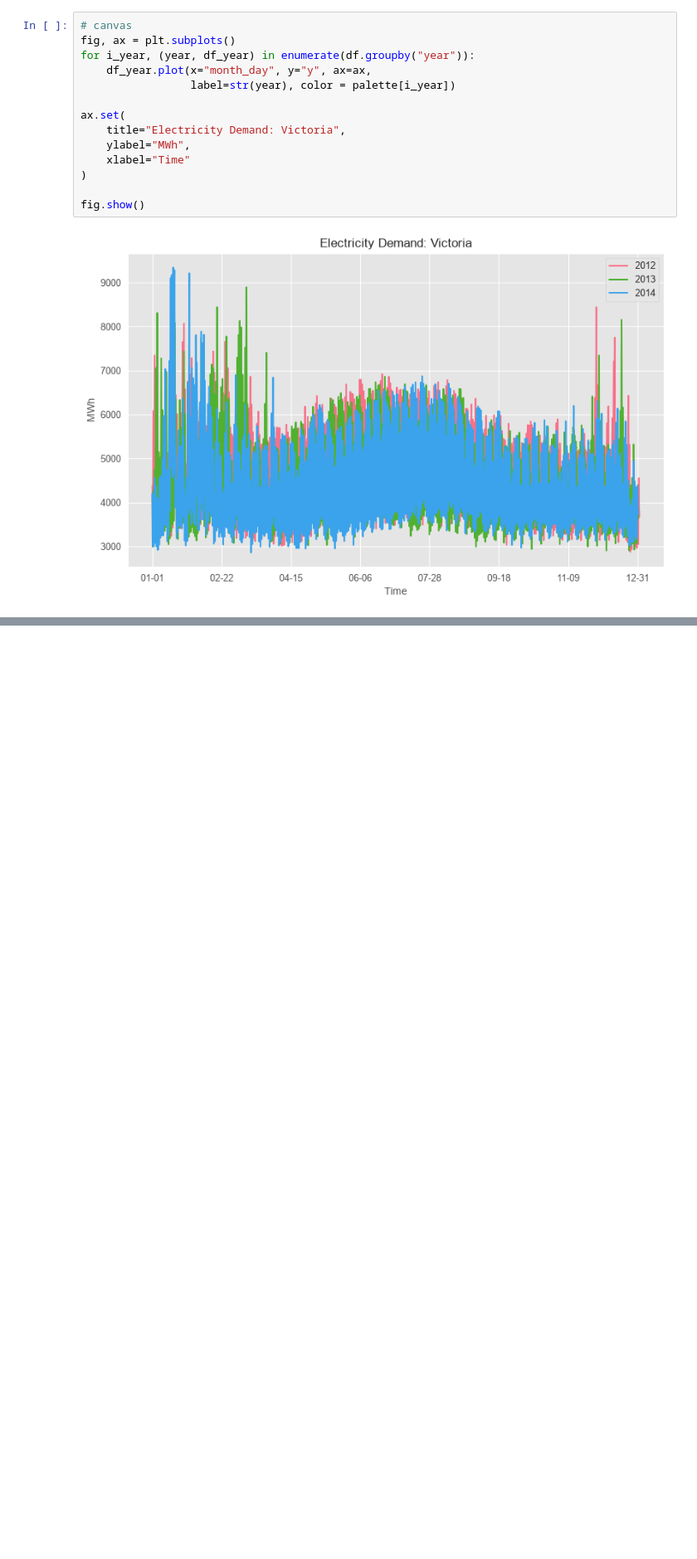
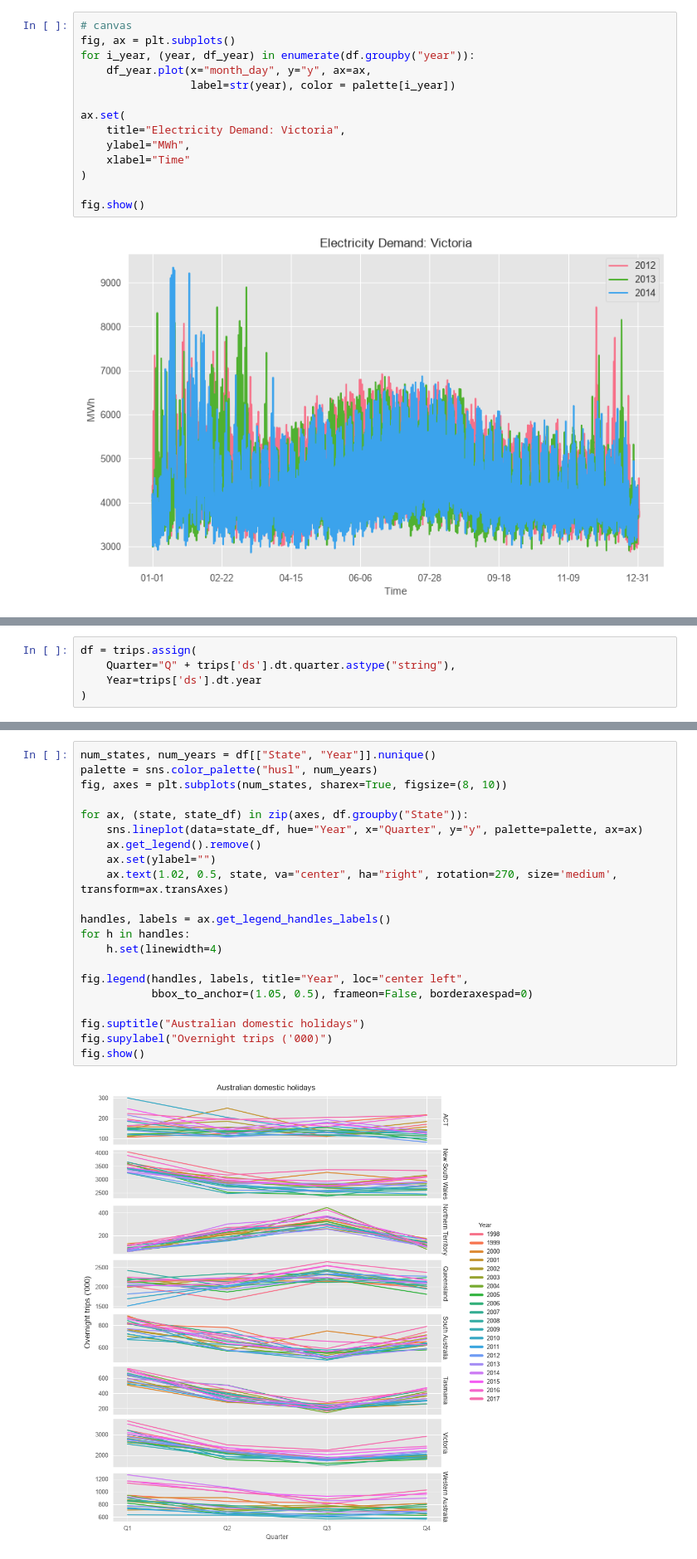
Before and after one commit to Ak62007/TS, a Jupyter notebook: notebooks/00_TS_Graphics.ipynb, the cells around one changed output, grey strips where cells are left out. Shown at 83% size. Saved outputs shown, nothing was run; the diff lists cells and outputs as text; blank space fills up the shorter version.

```diff
--- a/notebooks/00_TS_Graphics.ipynb
+++ b/notebooks/00_TS_Graphics.ipynb
@@ -665,0 +767,5 @@ fig.show()
+# %%
+df = trips.assign(
+    Quarter="Q" + trips['ds'].dt.quarter.astype("string"),
+    Year=trips['ds'].dt.year
+)
@@ -665,0 +788,23 @@ fig.show()
+# %%
+num_states, num_years = df[["State", "Year"]].nunique()
+palette = sns.color_palette("husl", num_years)
+fig, axes = plt.subplots(num_states, sharex=True, figsize=(8, 10))
+
+for ax, (state, state_df) in zip(axes, df.groupby("State")):
+    sns.lineplot(data=state_df, hue="Year", x="Quarter", y="y", palette=palette, ax=ax)
+    ax.get_legend().remove()
+    ax.set(ylabel="")
+    ax.text(1.02, 0.5, state, va="center", ha="right", rotation=270, size='medium', transform=ax.transAxes)
+
+handles, labels = ax.get_legend_handles_labels()
+for h in handles:
+    h.set(linewidth=4)
+
+fig.legend(handles, labels, title="Year", loc="center left",
+           bbox_to_anchor=(1.05, 0.5), frameon=False, borderaxespad=0)
+
+fig.suptitle("Australian domestic holidays")
+fig.supylabel("Overnight trips ('000)")
+fig.show()
+# %% [output]
+[figure, added]
```
Also changed, not shown: parts of 18 cells of this notebook.
